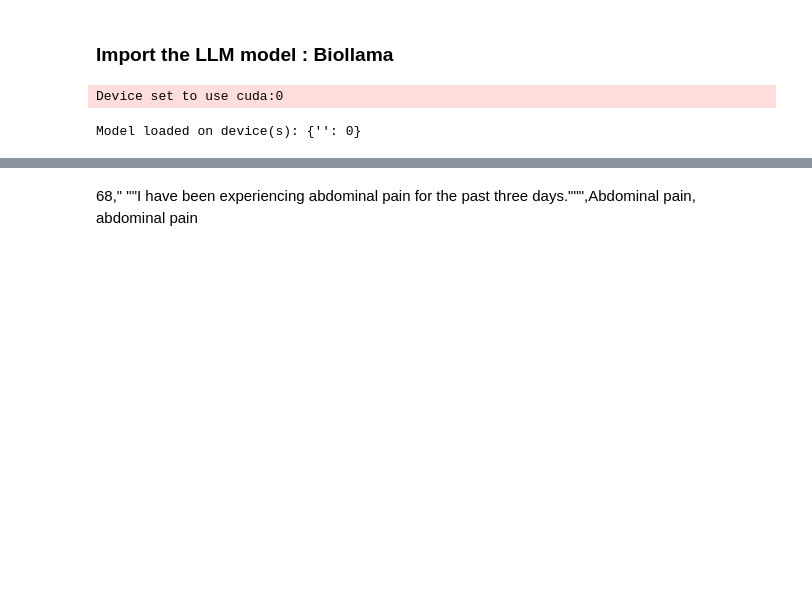
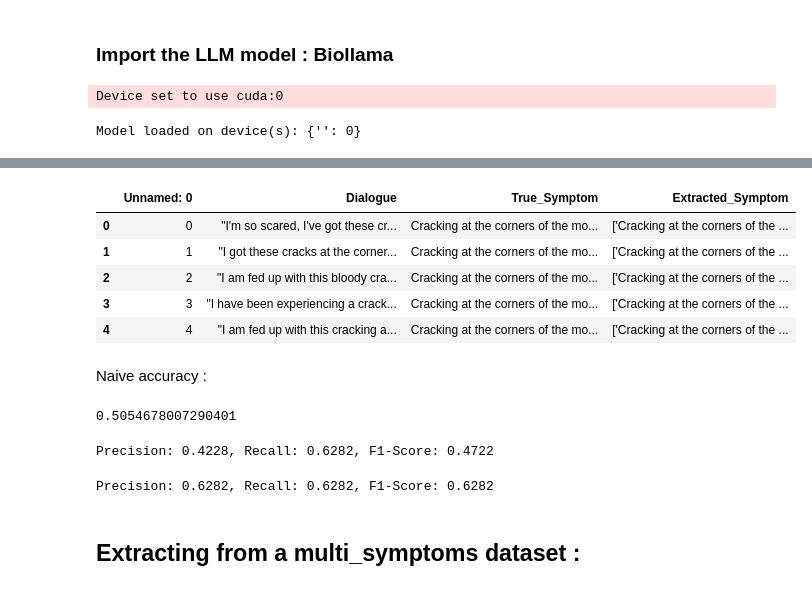
Before and after one commit to ayalaajil/MDS_Project_Mima, a Jupyter notebook: clean_code/notebook.ipynb, the cells around one changed output, grey strips where cells are left out. Drawn from its saved outputs; the diff is of its cells as text; code cells hidden in the pictures; blank space fills up the shorter version.

```diff
--- a/clean_code/notebook.ipynb
+++ b/clean_code/notebook.ipynb
@@ -116,2 +223,25 @@ results
-# %% [markdown]
-68," ""I have been experiencing abdominal pain for the past three days.""",Abdominal pain, abdominal pain
+# %%
+df_results = pd.read_csv("Extracting_symptoms_using_LLM.csv")
+df_results.head(5)
+# %% [output]
+|  | Unnamed: 0 | Dialogue | True_Symptom | Extracted_Symptom |
+| 0 | 0 | "I'm so scared, I've got these cr... | Cracking at the corners of the mo... | ['Cracking at the corners of the ... |
+| 1 | 1 | "I got these cracks at the corner... | Cracking at the corners of the mo... | ['Cracking at the corners of the ... |
+| 2 | 2 | "I am fed up with this bloody cra... | Cracking at the corners of the mo... | ['Cracking at the corners of the ... |
+| 3 | 3 | "I have been experiencing a crack... | Cracking at the corners of the mo... | ['Cracking at the corners of the ... |
+| 4 | 4 | "I am fed up with this cracking a... | Cracking at the corners of the mo... | ['Cracking at the corners of the ... |
+# %% [markdown]
+Naive accuracy :
+# %%
+score = 0
+for i in range(len(df_results)) :
+    True_symptom = df_results.iloc[i]['True_Symptom']
+    Extracted_Symptom = ast.literal_eval(df_results.iloc[i]['Extracted_Symptom'])[0]
+
+    if True_symptom == Extracted_Symptom :
+        score +=1
+
+accuracy = score / len(df_results)
+accuracy
+# %% [output]
+0.5054678007290401
@@ -117,0 +251,10 @@ results
+# %%
+evaluate_penalization_degree_1(true_symptoms, extracted_symptoms, df_results)
+# %% [output]
+Precision: 0.4228, Recall: 0.6282, F1-Score: 0.4722
+# %%
+evaluate_penalization_degree_0(true_symptoms, extracted_symptoms, df_results)
+# %% [output]
+Precision: 0.6282, Recall: 0.6282, F1-Score: 0.6282
+# %% [markdown]
+## Extracting from a multi_symptoms dataset :
```
Also changed, not shown: parts of 28 cells of this notebook, 7 other files.
